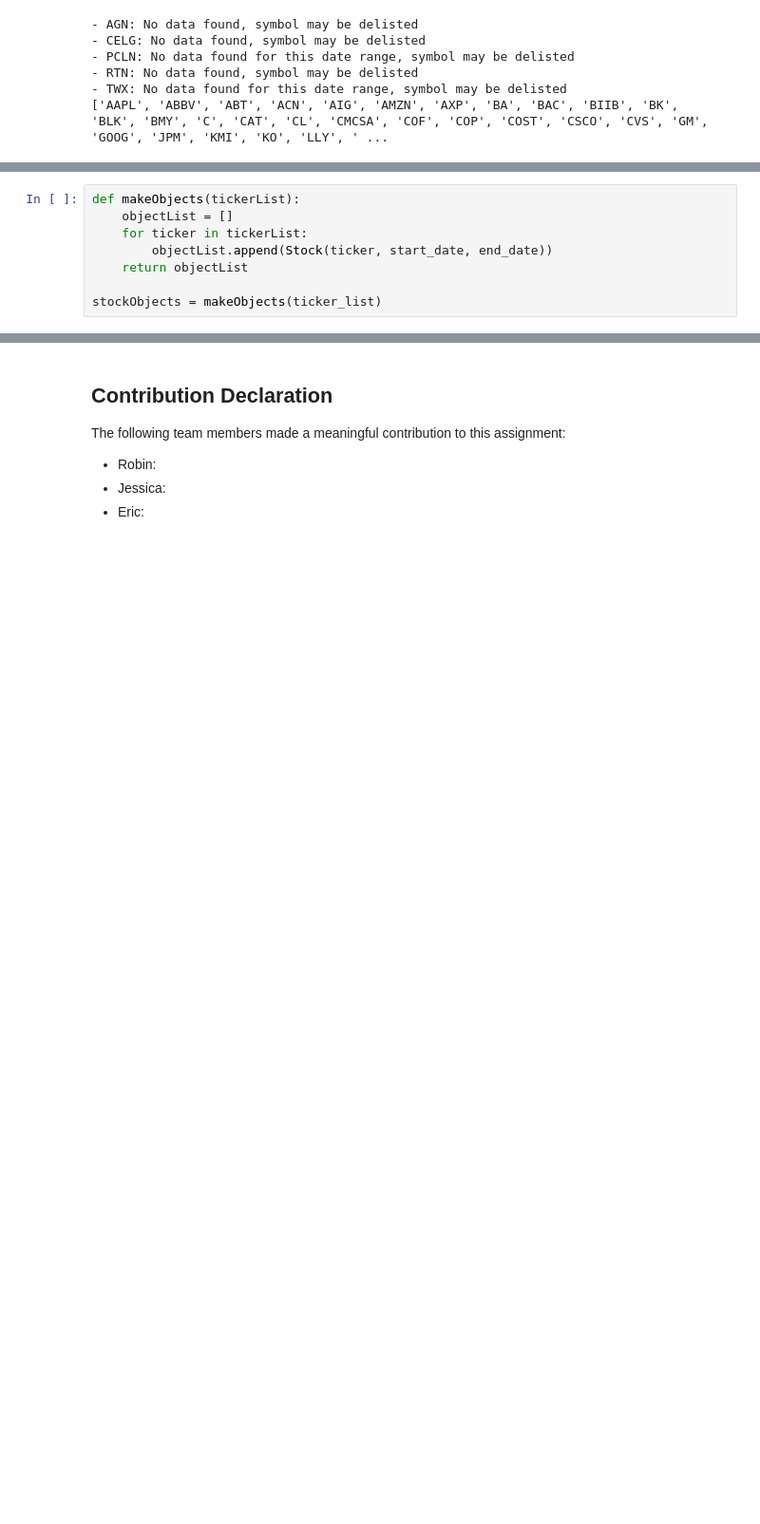
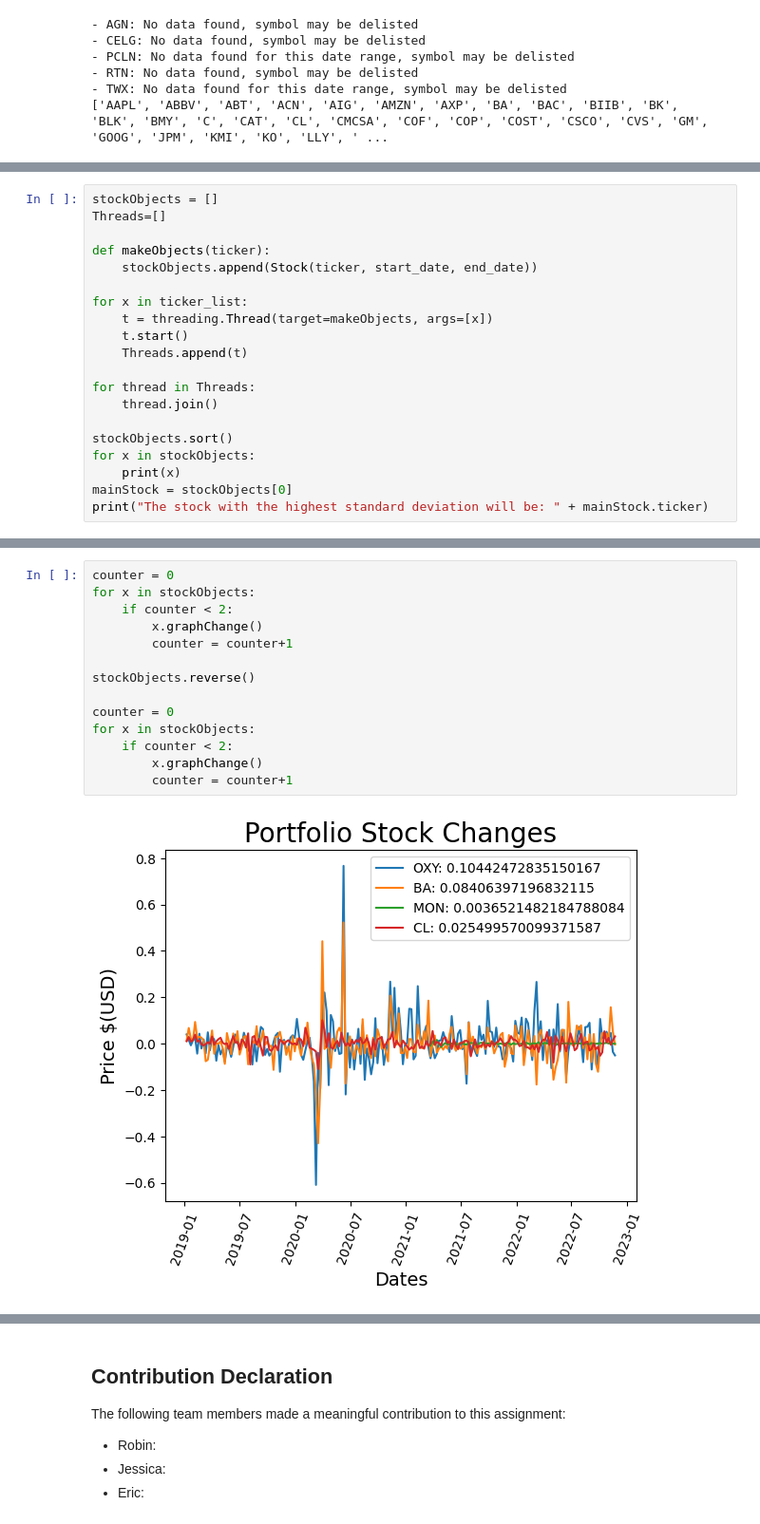
Before and after one commit to Eroica32/Investment-Portfolio-Builder, a Jupyter notebook: Team_XX_Assignment.ipynb, the cells around one changed output, grey strips where cells are left out. Shown at 95% size. Saved outputs shown, nothing was run; the diff lists cells and outputs as text; blank space fills up the shorter version.

```diff
--- a/Team_XX_Assignment.ipynb
+++ b/Team_XX_Assignment.ipynb
@@ -145,8 +178,20 @@ class Stock:
-# %%
-def makeObjects(tickerList):
-    objectList = []
-    for ticker in tickerList:
-        objectList.append(Stock(ticker, start_date, end_date))
-    return objectList
-
-stockObjects = makeObjects(ticker_list)
+# %%
+stockObjects = []
+Threads=[]
+
+def makeObjects(ticker):
+    stockObjects.append(Stock(ticker, start_date, end_date))
+
+for x in ticker_list:
+    t = threading.Thread(target=makeObjects, args=[x])
+    t.start()
+    Threads.append(t)
+
+for thread in Threads:
+    thread.join()
+
+stockObjects.sort()
+for x in stockObjects:
+    print(x)
+mainStock = stockObjects[0]
+print("The stock with the highest standard deviation will be: " + mainStock.ticker)
@@ -153 +216,17 @@ stockObjects = makeObjects(ticker_list)
+# %%
+counter = 0
+for x in stockObjects:
+    if counter < 2:
+        x.graphChange()
+        counter = counter+1
+
+stockObjects.reverse()
+
+counter = 0
+for x in stockObjects:
+    if counter < 2:
+        x.graphChange()
+        counter = counter+1
+# %% [output]
+[figure, added]
 # %%
```
Also changed, not shown: parts of 13 cells of this notebook, 1 other file.
